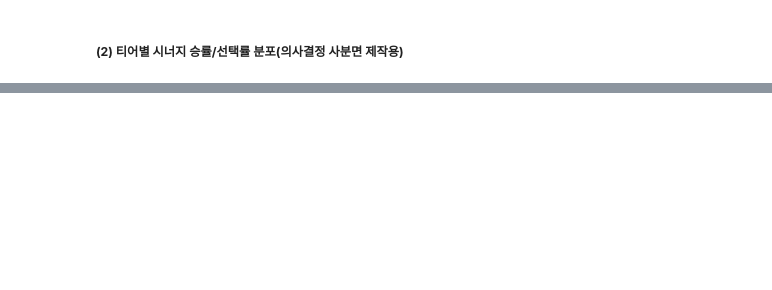
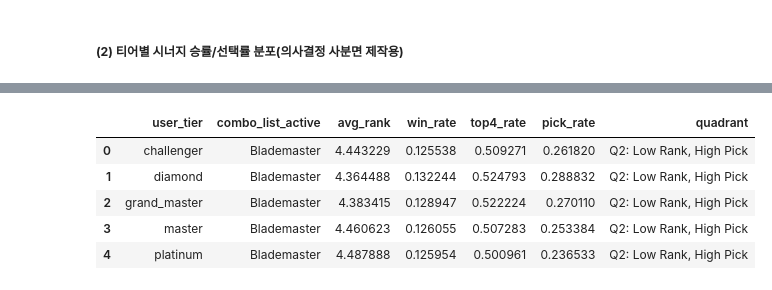
Before and after one commit to hanalo26/Third-project-sparta, a Jupyter notebook: works/doha_Kim/ml/0328/Data_Stats_practice_v3_modi.ipynb, the cells around one changed output, grey strips where cells are left out. Drawn from its saved outputs; the diff is of its cells as text; code cells hidden in the pictures; blank space fills up the shorter version.

```diff
--- a/works/doha_Kim/ml/0328/Data_Stats_practice_v3_modi.ipynb
+++ b/works/doha_Kim/ml/0328/Data_Stats_practice_v3_modi.ipynb
@@ -494,0 +546,43 @@ combo_list_active    user_tier  avg_rank  pick_rate
+# %%
+# 사분면 + 티어 함께 Export _comb version
+
+# 사분면 데이터
+quadrant_data = combo_stats_by_tier_except.copy()
+
+avg_rank_median = quadrant_data['avg_rank'].median()
+pick_rate_median = quadrant_data['pick_rate'].median()
+
+def assign_quadrant(row):
+    if row['avg_rank'] <= avg_rank_median and row['pick_rate'] > pick_rate_median:
+        return 'Q1: High Rank, High Pick'
+    elif row['avg_rank'] > avg_rank_median and row['pick_rate'] > pick_rate_median:
+        return 'Q2: Low Rank, High Pick'
+    elif row['avg_rank'] > avg_rank_median and row['pick_rate'] <= pick_rate_median:
+        return 'Q3: Low Rank, Low Pick'
+    else:
+        return 'Q4: High Rank, Low Pick'
+
+quadrant_data['quadrant'] = quadrant_data.apply(assign_quadrant, axis=1)
+
+# Export
+practice_output2 = quadrant_data[[
+    'user_tier',
+    'combo_list_active',
+    'avg_rank',
+    'win_rate',
+    'top4_rate',
+    'pick_rate',
+    'quadrant',
+]].reset_index(drop=True)
+
+# 저장
+practice_output2.to_csv('combo_scatter_quadrant_table_with_tier.csv',  index=False, encoding='utf-8-sig')
+
+practice_output2.head()
+# %% [output]
+|  | user_tier | combo_list_active | avg_rank | win_rate | top4_rate | pick_rate | quadrant |
+| 0 | challenger | Blademaster | 4.443229 | 0.125538 | 0.509271 | 0.261820 | Q2: Low Rank, High Pick |
+| 1 | diamond | Blademaster | 4.364488 | 0.132244 | 0.524793 | 0.288832 | Q2: Low Rank, High Pick |
+| 2 | grand_master | Blademaster | 4.383415 | 0.128947 | 0.522224 | 0.270110 | Q2: Low Rank, High Pick |
+| 3 | master | Blademaster | 4.460623 | 0.126055 | 0.507283 | 0.253384 | Q2: Low Rank, High Pick |
+| 4 | platinum | Blademaster | 4.487888 | 0.125954 | 0.500961 | 0.236533 | Q2: Low Rank, High Pick |
```
Also changed, not shown: parts of 10 cells of this notebook.
